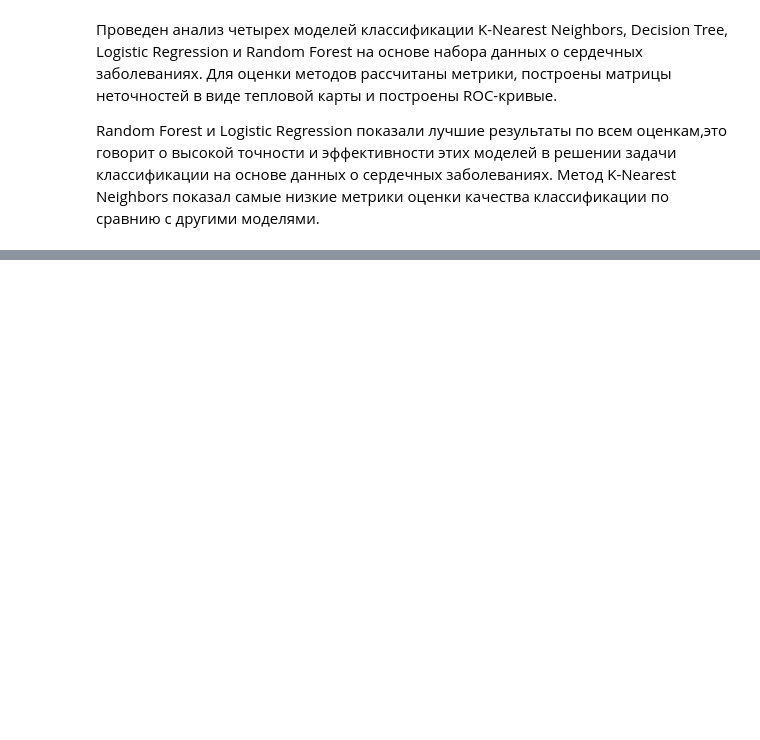
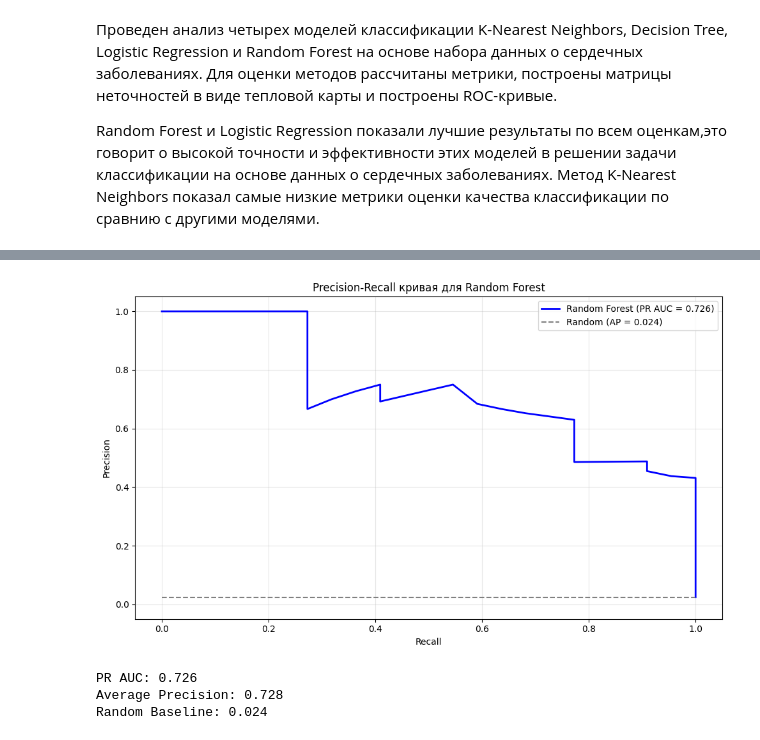
Before and after one commit to pol1np/Data_analysis, a Jupyter notebook: ЛР5_Проценко_1.ipynb, the cells around one changed output, grey strips where cells are left out. Saved outputs shown, nothing was run; the diff lists cells and outputs as text; code cells hidden in the pictures; blank space fills up the shorter version.

```diff
--- a/ЛР5_Проценко_1.ipynb
+++ b/ЛР5_Проценко_1.ipynb
@@ -364,0 +429,14 @@ Random Forest и Logistic Regression показали лучшие резуль
+# %%
+from sklearn.metrics import precision_recall_curve, auc, average_precision_score
+import matplotlib.pyplot as plt
+import numpy as np
+
+from sklearn.ensemble import RandomForestClassifier
+
+rf = RandomForestClassifier(random_state=42, n_estimators=100)
+rf.fit(X_train_scaled, y_train)
+y_pred_proba = rf.predict_proba(X_test_scaled)[:, 1]
+
+precision, recall, thresholds = precision_recall_curve(y_test, y_pred_proba)
+pr_auc = auc(recall, precision)
+avg_precision = average_precision_score(y_test, y_pred_proba)
@@ -364,0 +445,25 @@ Random Forest и Logistic Regression показали лучшие резуль
+# %%
+plt.figure(figsize=(10, 6))
+plt.plot(recall, precision, color='blue', lw=2, label=f'Random Forest (PR AUC = {pr_auc:.3f})')
+
+no_skill = len(y_test[y_test==1]) / len(y_test)
+plt.plot([0, 1], [no_skill, no_skill], color='gray', linestyle='--', label=f'Random (AP = {no_skill:.3f})')
+
+plt.xlabel('Recall')
+plt.ylabel('Precision')
+plt.title('Precision-Recall кривая для Random Forest')
+plt.legend(loc='best')
+plt.grid(True, alpha=0.3)
+plt.xlim([-0.05, 1.05])
+plt.ylim([-0.05, 1.05])
+plt.tight_layout()
+plt.show()
+
+print(f"PR AUC: {pr_auc:.3f}")
+print(f"Average Precision: {avg_precision:.3f}")
+print(f"Random Baseline: {no_skill:.3f}")
+# %% [output]
+[figure, added]
+PR AUC: 0.726
+Average Precision: 0.728
+Random Baseline: 0.024
```
Also changed, not shown: parts of 30 cells of this notebook.
